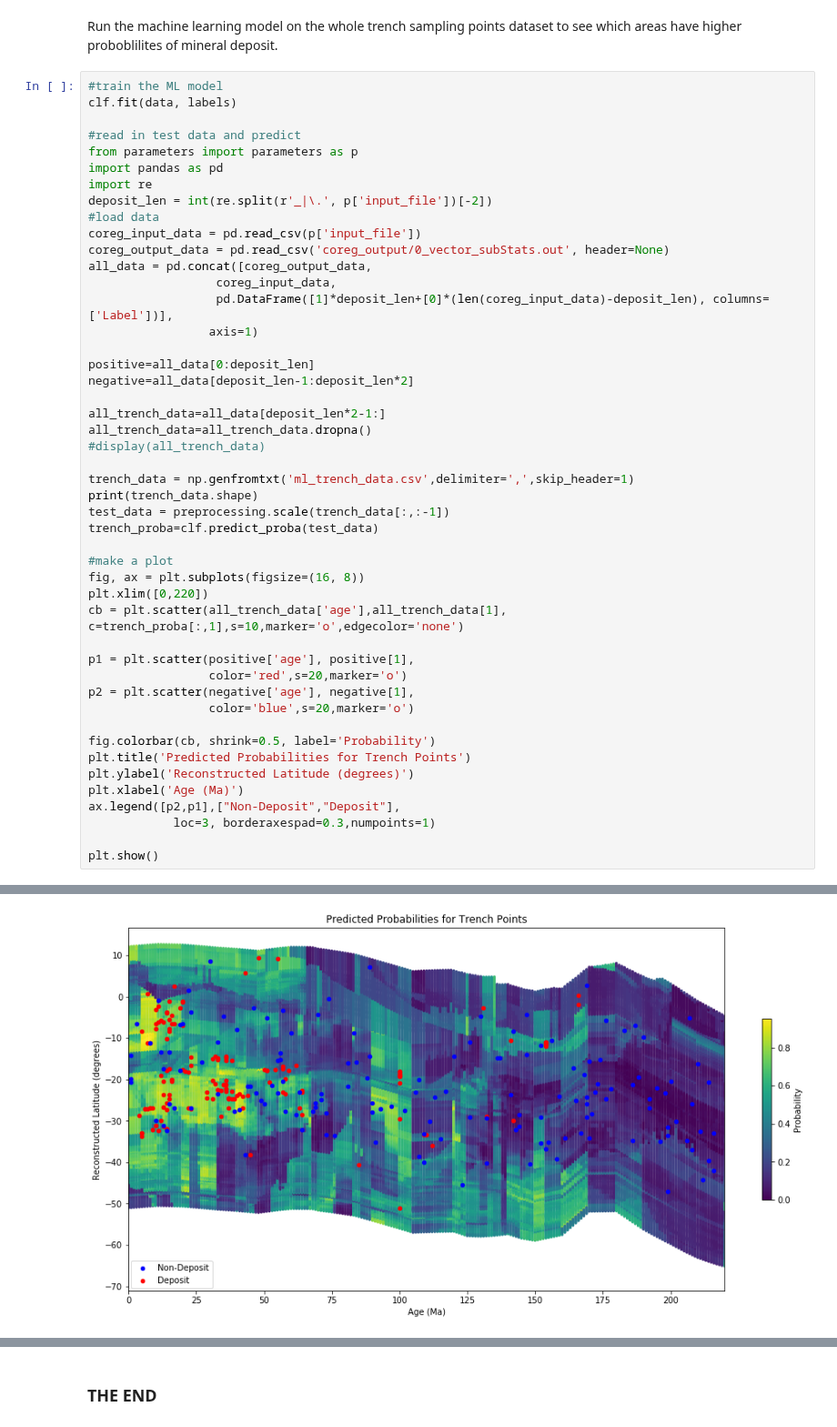
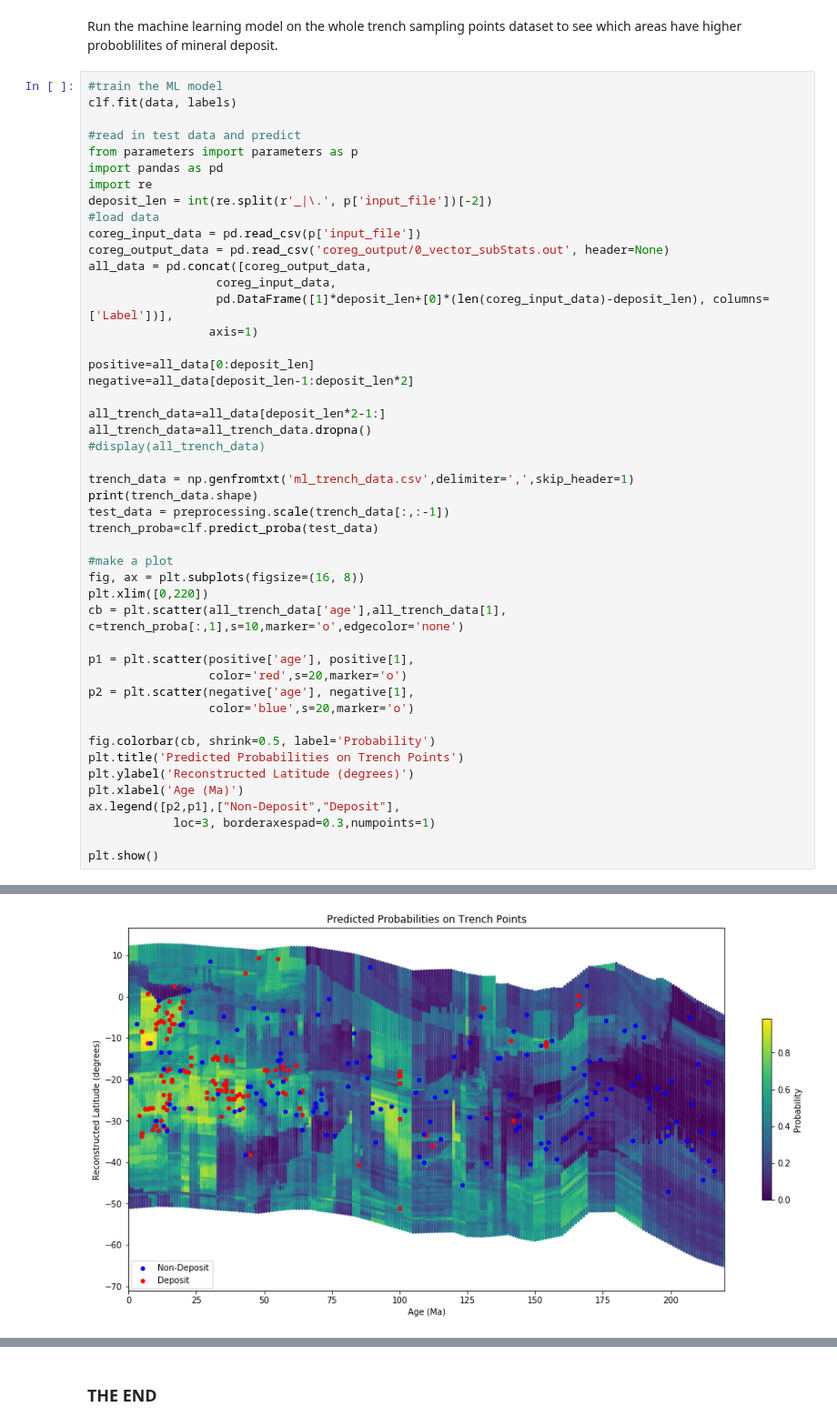
Before and after one commit to EarthByte/spatio-temporal-exploration, a Jupyter notebook: python/5_Machine_Learning.ipynb, the cells around one changed output, grey strips where cells are left out. Shown at 91% size. Drawn from its saved outputs; the diff is of its cells as text.

```diff
--- a/python/5_Machine_Learning.ipynb
+++ b/python/5_Machine_Learning.ipynb
@@ -153,32 +153,32 @@ positive=all_data[0:deposit_len]
 negative=all_data[deposit_len-1:deposit_len*2]
 
 all_trench_data=all_data[deposit_len*2-1:]
 all_trench_data=all_trench_data.dropna()
 #display(all_trench_data)
 
 trench_data = np.genfromtxt('ml_trench_data.csv',delimiter=',',skip_header=1)
 print(trench_data.shape)
 test_data = preprocessing.scale(trench_data[:,:-1])
 trench_proba=clf.predict_proba(test_data)
 
 #make a plot
 fig, ax = plt.subplots(figsize=(16, 8))
 plt.xlim([0,220])
 cb = plt.scatter(all_trench_data['age'],all_trench_data[1], c=trench_proba[:,1],s=10,marker='o',edgecolor='none')
 
 p1 = plt.scatter(positive['age'], positive[1],
                  color='red',s=20,marker='o')
 p2 = plt.scatter(negative['age'], negative[1],
                  color='blue',s=20,marker='o')
 
 fig.colorbar(cb, shrink=0.5, label='Probability')
-plt.title('Predicted Probabilities for Trench Points')
+plt.title('Predicted Probabilities on Trench Points')
 plt.ylabel('Reconstructed Latitude (degrees)')
 plt.xlabel('Age (Ma)')
 ax.legend([p2,p1],["Non-Deposit","Deposit"],
             loc=3, borderaxespad=0.3,numpoints=1)
 
 plt.show()
 # %% [output]
 (91010, 6)
-[figure, old version]
+[figure, new version]
```
Also changed, not shown: parts of 6 cells of this notebook, 1 other file.
